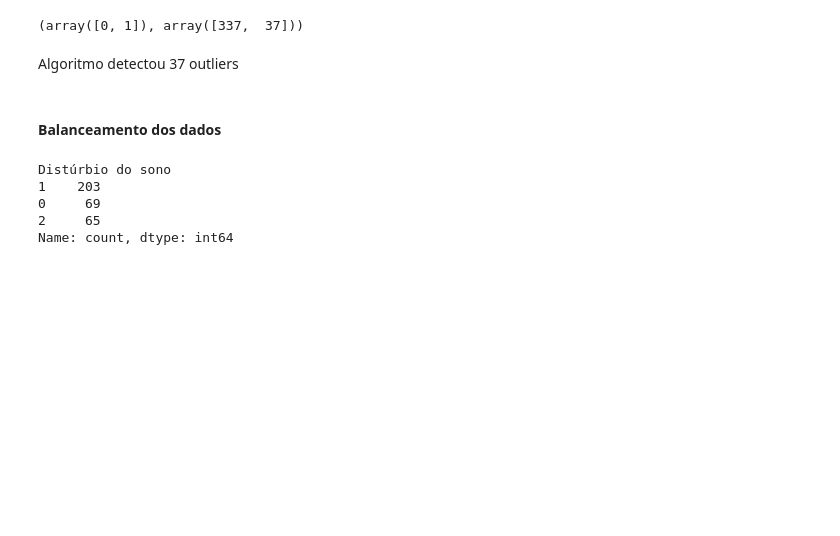
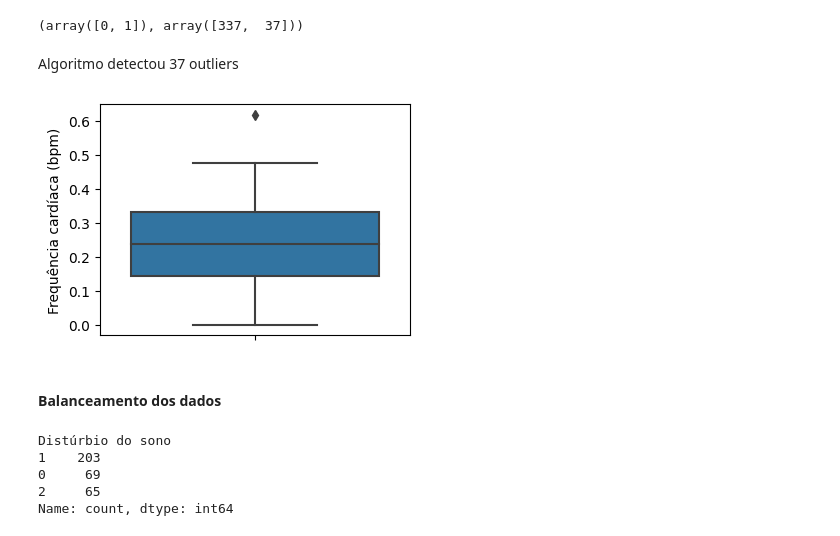
Before and after one commit to kaladabrio2020/Classfica-aoQualidadeDoSono, a Jupyter notebook: DisturbioDoSonoPrediction.ipynb, the cells around one changed output. Saved outputs shown, nothing was run; the diff lists cells and outputs as text; code cells hidden in the pictures; blank space fills up the shorter version.

```diff
--- a/DisturbioDoSonoPrediction.ipynb
+++ b/DisturbioDoSonoPrediction.ipynb
@@ -328,6 +328,12 @@ for i in range(len(prev)):
         index.append(i)
 # %%
 data.drop(index = data.iloc[index].index , inplace= True)
+# %%
+plt.figure(figsize=(4,3))
+sea.boxplot(y = data['Frequência cardíaca (bpm)'])
+plt.show()
+# %% [output]
+[figure, added]
 # %% [markdown]
 #### Balanceamento dos dados
 # %%
```
Also changed, not shown: parts of 17 cells of this notebook.
